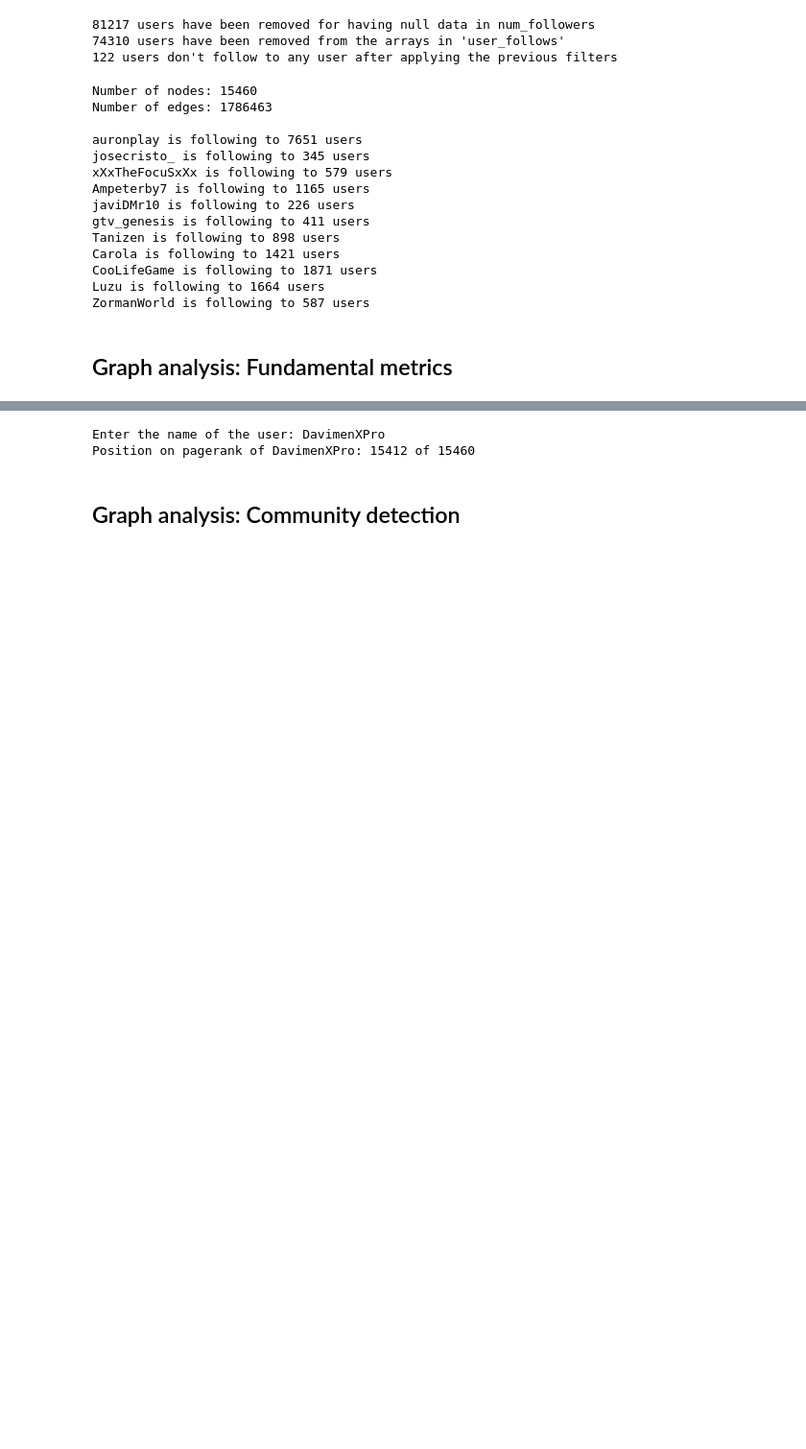
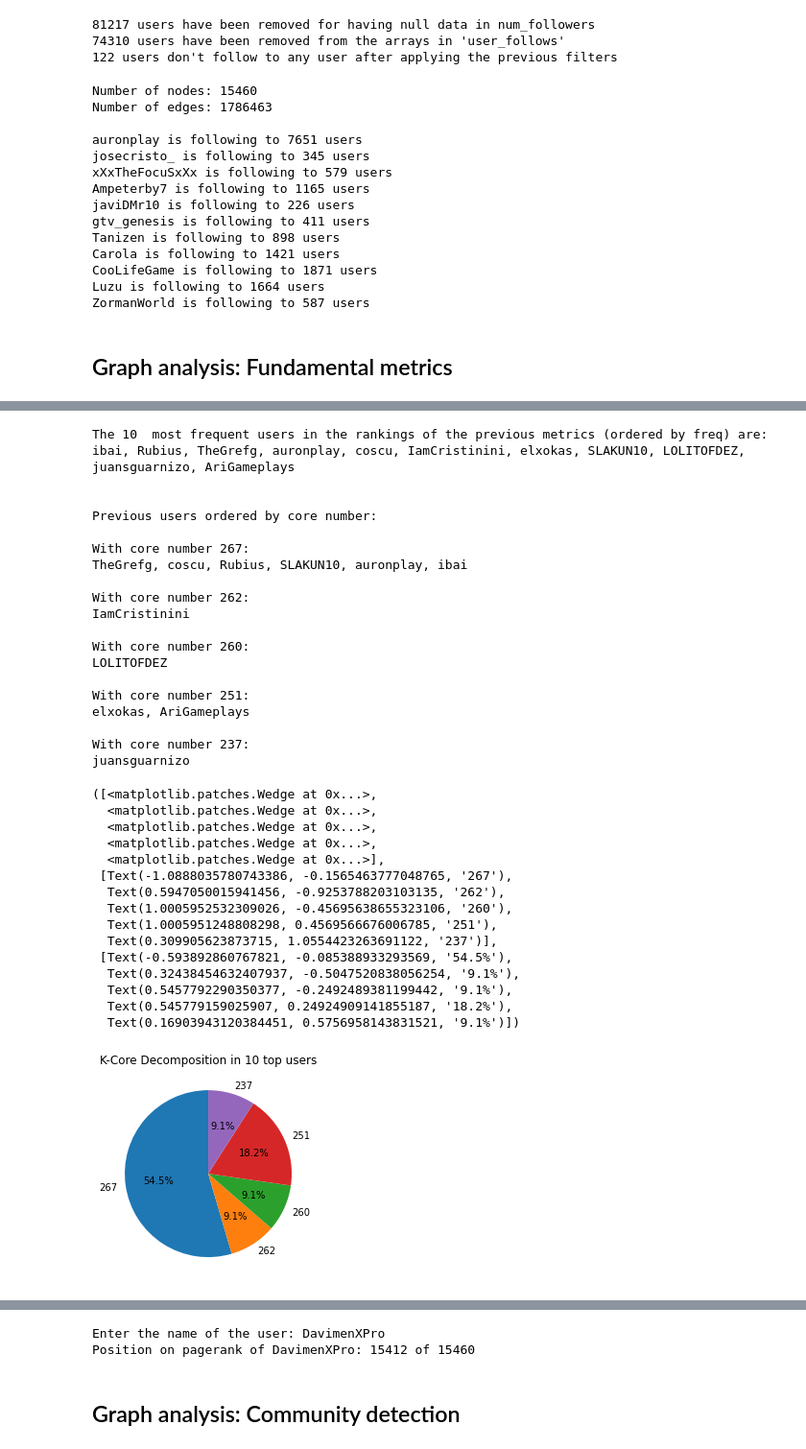
Before and after one commit to Enver-group/twitch-web-analytics, a Jupyter notebook: notebooks/quique_df2networkx.ipynb, the cells around one changed output, grey strips where cells are left out. Shown at 96% size. Saved outputs shown, nothing was run; the diff lists cells and outputs as text; code cells hidden in the pictures; blank space fills up the shorter version.

```diff
--- a/notebooks/quique_df2networkx.ipynb
+++ b/notebooks/quique_df2networkx.ipynb
@@ -202,3 +201,80 @@ Zeronmami, MaiGramajo, Niko10, martuboden, blascosta1, rorr0, LoboFz, Taffitaa,
+# %%
+# order the imporant users (according to fundamental metrics) by core number
+important_users_names = collections.Counter()
+for m in df_ranking_metrics.drop("outdegree", axis=1):
+  for user_name in df_ranking_metrics[m]:
+    important_users_names.update([user_name,])
+# order counter
+print("The 10  most frequent users in the rankings of the previous metrics (ordered by freq) are:")
+important_users_names = [i[0] for i in important_users_names.most_common()][:11]
+print(", ".join(important_users_names))
+# extract ids from important users
+important_users_ids = list(df[df["name"].isin(important_users_names)]["id"])
+
+important_users_cores = { user_id: nx_cores[user_id] for user_id in important_users_ids}
+# reformat NetworkX solution
+important_users_cores_format = {c:set() for c in set(important_users_cores.values())}
+for node in important_users_cores:
+  important_users_cores_format[important_users_cores[node]].add(node)
+important_users_cores_format = dict(sorted(important_users_cores_format.items(), key=lambda x: x[0],reverse=True))
+
+n_important_users = len(important_users_ids)
+cores = []
+percentage_cores = []
+print("\n\nPrevious users ordered by core number:")
+for core in important_users_cores_format:
+  cores.append(core)
+  users_in_core = [G.nodes[node_id]["name"] for node_id in important_users_cores_format[core]]
+  percentage_cores.append(len(users_in_core)/n_important_users)
+  print(f"\nWith core number {core}:")
+  print(", ".join([G.nodes[node_id]["name"] for node_id in important_users_cores_format[core]]))
+
+plt.title("K-Core Decomposition in 10 top users")
+plt.pie(percentage_cores, labels=list(important_users_cores_format.keys()), autopct='%1.1f%%',
+        startangle=90)
+
+# plt.show()
+# plt.plot(np.arange(len(nx_cores_format.keys())), [len(i) for i in nx_cores_format.values()])
+# plt.xlabel('Cores')
+# plt.ylabel('Number of streamers')
+# plt.title('Programming language usage')
+# %% [output]
+The 10  most frequent users in the rankings of the previous metrics (ordered by freq) are:
+ibai, Rubius, TheGrefg, auronplay, coscu, IamCristinini, elxokas, SLAKUN10, LOLITOFDEZ, juansguarnizo, AriGameplays
+
+
+Previous users ordered by core number:
+
+With core number 267:
+TheGrefg, coscu, Rubius, SLAKUN10, auronplay, ibai
+
+With core number 262:
+IamCristinini
+
+With core number 260:
+LOLITOFDEZ
+
+With core number 251:
+elxokas, AriGameplays
+
+With core number 237:
+juansguarnizo
+([<matplotlib.patches.Wedge at 0x...>,
+  <matplotlib.patches.Wedge at 0x...>,
+  <matplotlib.patches.Wedge at 0x...>,
+  <matplotlib.patches.Wedge at 0x...>,
+  <matplotlib.patches.Wedge at 0x...>],
+ [Text(-1.0888035780743386, -0.1565463777048765, '267'),
+  Text(0.5947050015941456, -0.9253788203103135, '262'),
+  Text(1.0005952532309026, -0.45695638655323106, '260'),
+  Text(1.0005951248808298, 0.4569566676006785, '251'),
+  Text(0.309905623873715, 1.0554423263691122, '237')],
+ [Text(-0.593892860767821, -0.085388933293569, '54.5%'),
+  Text(0.32438454632407937, -0.5047520838056254, '9.1%'),
+  Text(0.5457792290350377, -0.2492489381199442, '9.1%'),
+  Text(0.545779159025907, 0.24924909141855187, '18.2%'),
+  Text(0.16903943120384451, 0.5756958143831521, '9.1%')])
+[figure, added]
 # %%
 # order the imporant users (according to fundamental metrics) by core number
 important_users_names = set()
```
Also changed, not shown: parts of 9 cells of this notebook, 1 other file.
